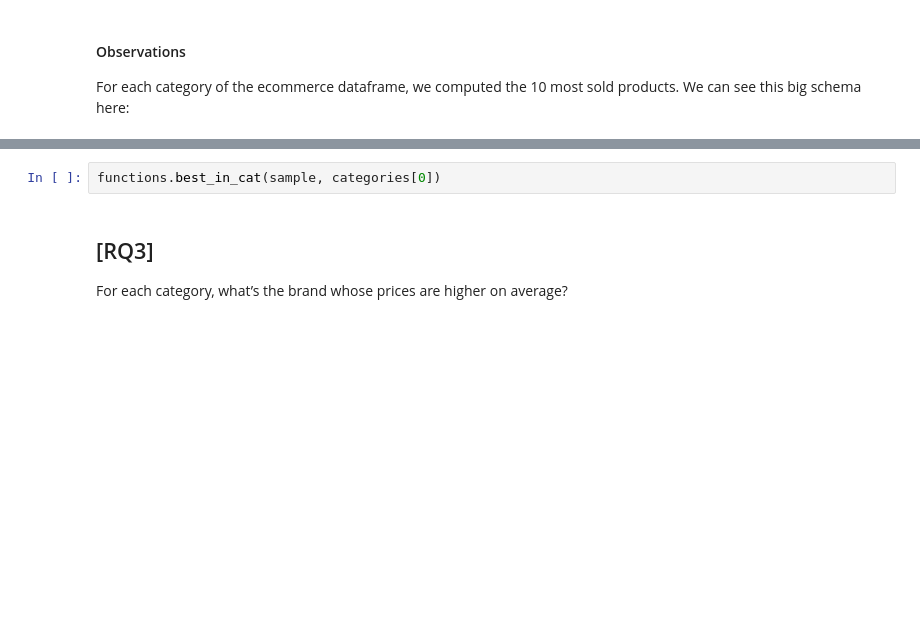
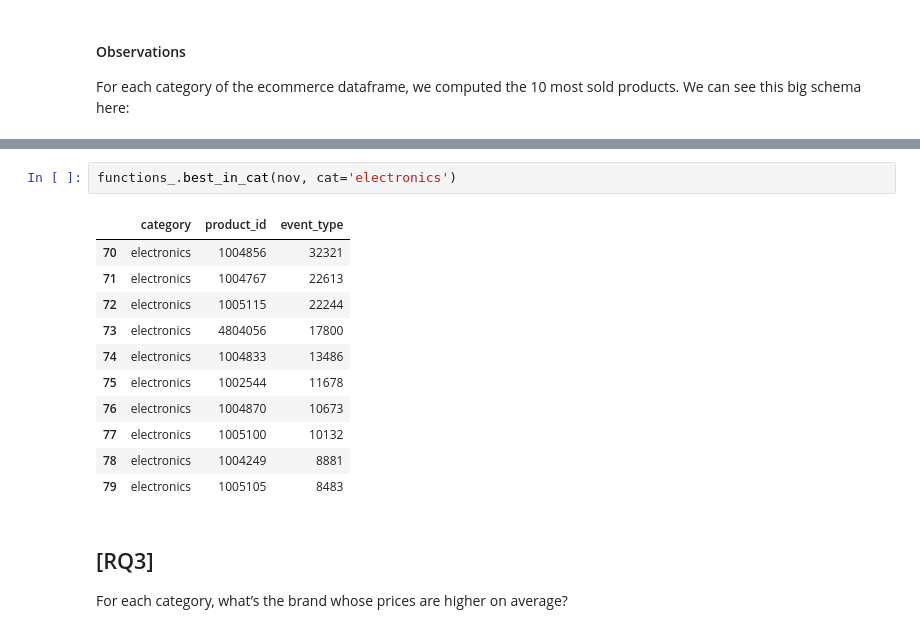
Before and after one commit to mikcnt/adm-homework-2, a Jupyter notebook: exercises_test.ipynb, the cells around one changed output, grey strips where cells are left out. Cells and saved outputs as stored; diff of their text form; blank space fills up the shorter version.

```diff
--- a/exercises_test.ipynb
+++ b/exercises_test.ipynb
@@ -138,5 +128,17 @@ Anyway, if we are interested in one particular category, we can obviously look a
-# %%
-functions.best_in_cat(sample, categories[0])
+# %%
+functions_.best_in_cat(nov, cat='electronics')
+# %% [output]
+|  | category | product_id | event_type |
+| 70 | electronics | 1004856 | 32321 |
+| 71 | electronics | 1004767 | 22613 |
+| 72 | electronics | 1005115 | 22244 |
+| 73 | electronics | 4804056 | 17800 |
+| 74 | electronics | 1004833 | 13486 |
+| 75 | electronics | 1002544 | 11678 |
+| 76 | electronics | 1004870 | 10673 |
+| 77 | electronics | 1005100 | 10132 |
+| 78 | electronics | 1004249 | 8881 |
+| 79 | electronics | 1005105 | 8483 |
 # %% [markdown]
 ## [RQ3]
 For each category, what’s the brand whose prices are higher on average?
```
Also changed, not shown: parts of 15 cells of this notebook, 1 other file.
